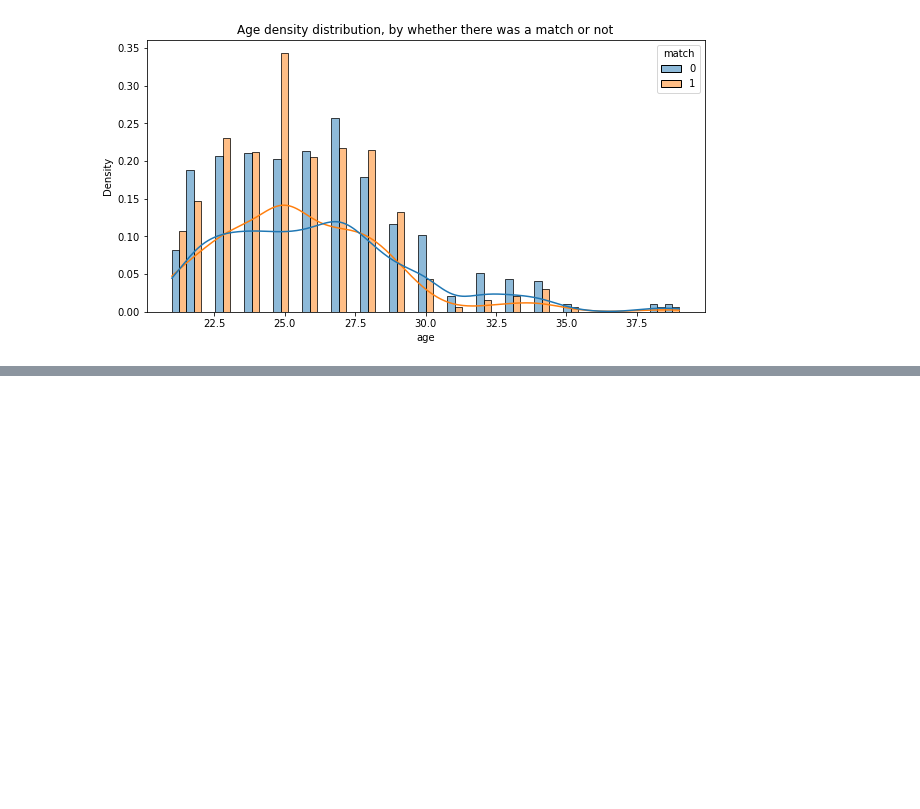
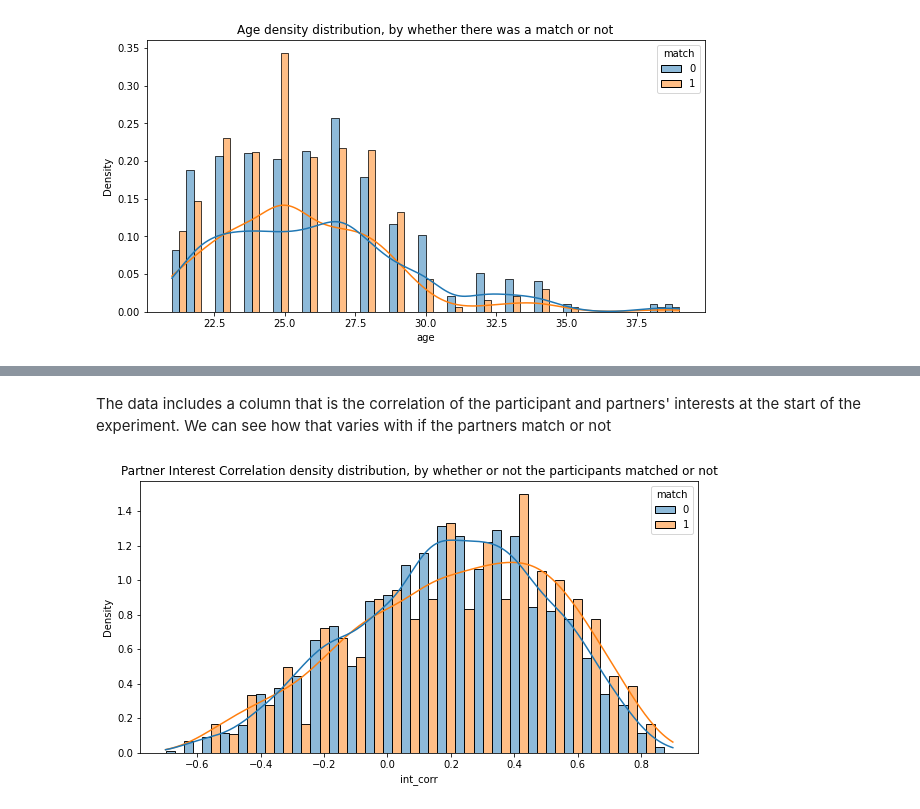
Before and after one commit to cas2247/Intro_DS_Capstone_Project, a Jupyter notebook: DavidSpeedDatingEDA.ipynb, the cells around one changed output, grey strips where cells are left out. Cells and saved outputs as stored; diff of their text form; code cells hidden in the pictures; blank space fills up the shorter version.

```diff
--- a/DavidSpeedDatingEDA.ipynb
+++ b/DavidSpeedDatingEDA.ipynb
@@ -153,0 +218,3 @@ plt.show()
+# %%
+reduced_dating_df.field_cd = reduced_dating_df.field_cd.astype('category')
+reduced_dating_df.field_cd.dtype
@@ -153,0 +230,24 @@ plt.show()
+# %%
+reduced_dating_df = reduced_dating_df.drop('field', axis=1)
+# %%
+## From the documentation
+field_code_dict = {
+    1.0: "Law",
+    2.0: "Math",
+    3.0: "Social Science, Psychologist",
+    4.0: "Medical Science, Pharmaceuticals, and Bio Tech",
+    5.0: "Engineering",
+    6.0: "English/Creative Writing/ Journalism",
+    7.0: "History/Religion/Philosophy",
+    8.0: "Business/Econ/Finance",
+    9.0: "Education, Academia",
+    10.0: "Biological Sciences/Chemistry/Physics",
+    11.0: "Social Work",
+    12.0: "Undergrad/undecided",
+    13.0: "Political Science/International Affairs",
+    14.0: "Film",
+    15.0: "Fine Arts/Arts Administration",
+    16.0: "Languages"
+}
+
+reduced_dating_df.field_cd = reduced_dating_df.field_cd.cat.rename_categories(field_code_dict)
@@ -153,0 +307,11 @@ plt.show()
+# %% [markdown]
+The data includes a column that is the correlation of the participant and partners' interests at the start of the experiment. We can see how that varies with if the partners match or not
+# %%
+plt.figure(figsize=(10, 5))
+sns.histplot(data=reduced_dating_df, x="int_corr",
+             kde=True, stat='density', hue="match",
+             common_norm=False, multiple="dodge")
+plt.title("Partner Interest Correlation density distribution, by whether or not the participants matched or not")
+plt.show()
+# %% [output]
+[figure, added]
```
Also changed, not shown: parts of 14 cells of this notebook.
